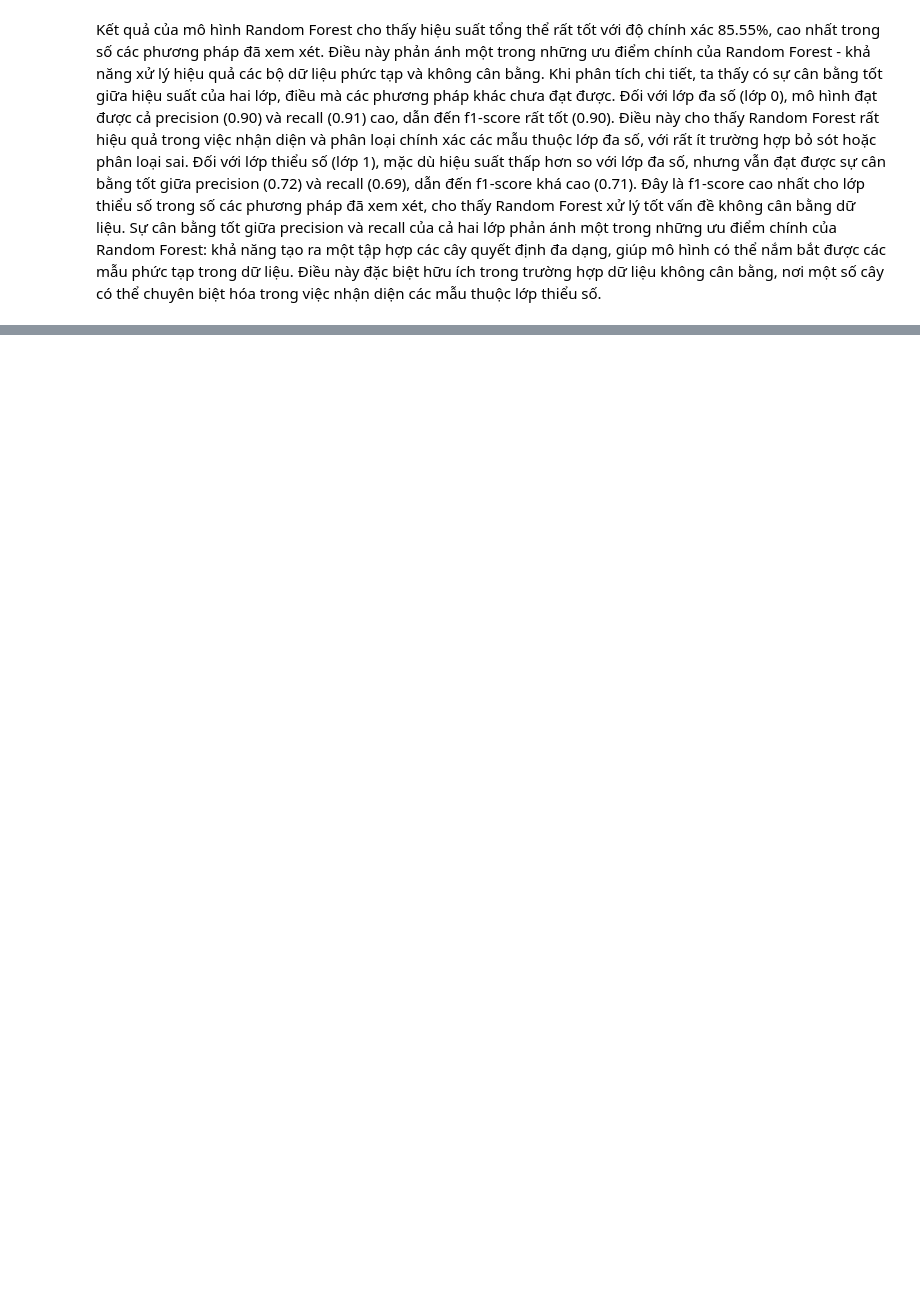
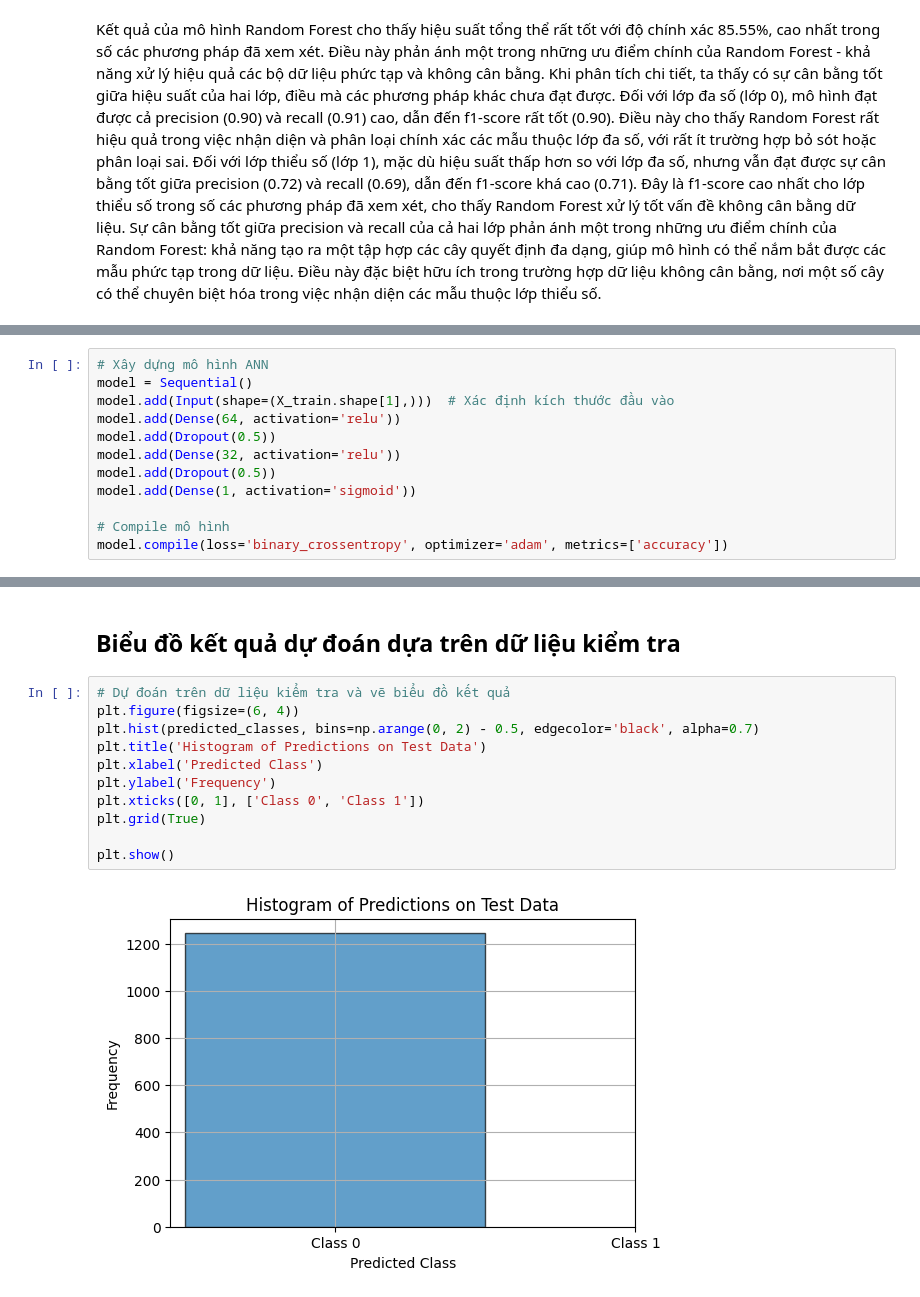
Before and after one commit to cognaiger9/DataMining, a Jupyter notebook: project.ipynb, the cells around one changed output, grey strips where cells are left out. Drawn from its saved outputs; the diff is of its cells as text; blank space fills up the shorter version.

```diff
--- a/project.ipynb
+++ b/project.ipynb
@@ -870,0 +926,12 @@ Sự cân bằng tốt giữa precision và recall của cả hai lớp phản
+# %%
+# Xây dựng mô hình ANN
+model = Sequential()
+model.add(Input(shape=(X_train.shape[1],)))  # Xác định kích thước đầu vào
+model.add(Dense(64, activation='relu'))
+model.add(Dropout(0.5))
+model.add(Dense(32, activation='relu'))
+model.add(Dropout(0.5))
+model.add(Dense(1, activation='sigmoid'))
+
+# Compile mô hình
+model.compile(loss='binary_crossentropy', optimizer='adam', metrics=['accuracy'])
@@ -870,0 +1013,15 @@ Sự cân bằng tốt giữa precision và recall của cả hai lớp phản
+# %% [markdown]
+## Biểu đồ kết quả dự đoán dựa trên dữ liệu kiểm tra
+# %%
+# Dự đoán trên dữ liệu kiểm tra và vẽ biểu đồ kết quả
+plt.figure(figsize=(6, 4))
+plt.hist(predicted_classes, bins=np.arange(0, 2) - 0.5, edgecolor='black', alpha=0.7)
+plt.title('Histogram of Predictions on Test Data')
+plt.xlabel('Predicted Class')
+plt.ylabel('Frequency')
+plt.xticks([0, 1], ['Class 0', 'Class 1'])
+plt.grid(True)
+
+plt.show()
+# %% [output]
+[figure, added]
```
Also changed, not shown: parts of 16 cells of this notebook.
